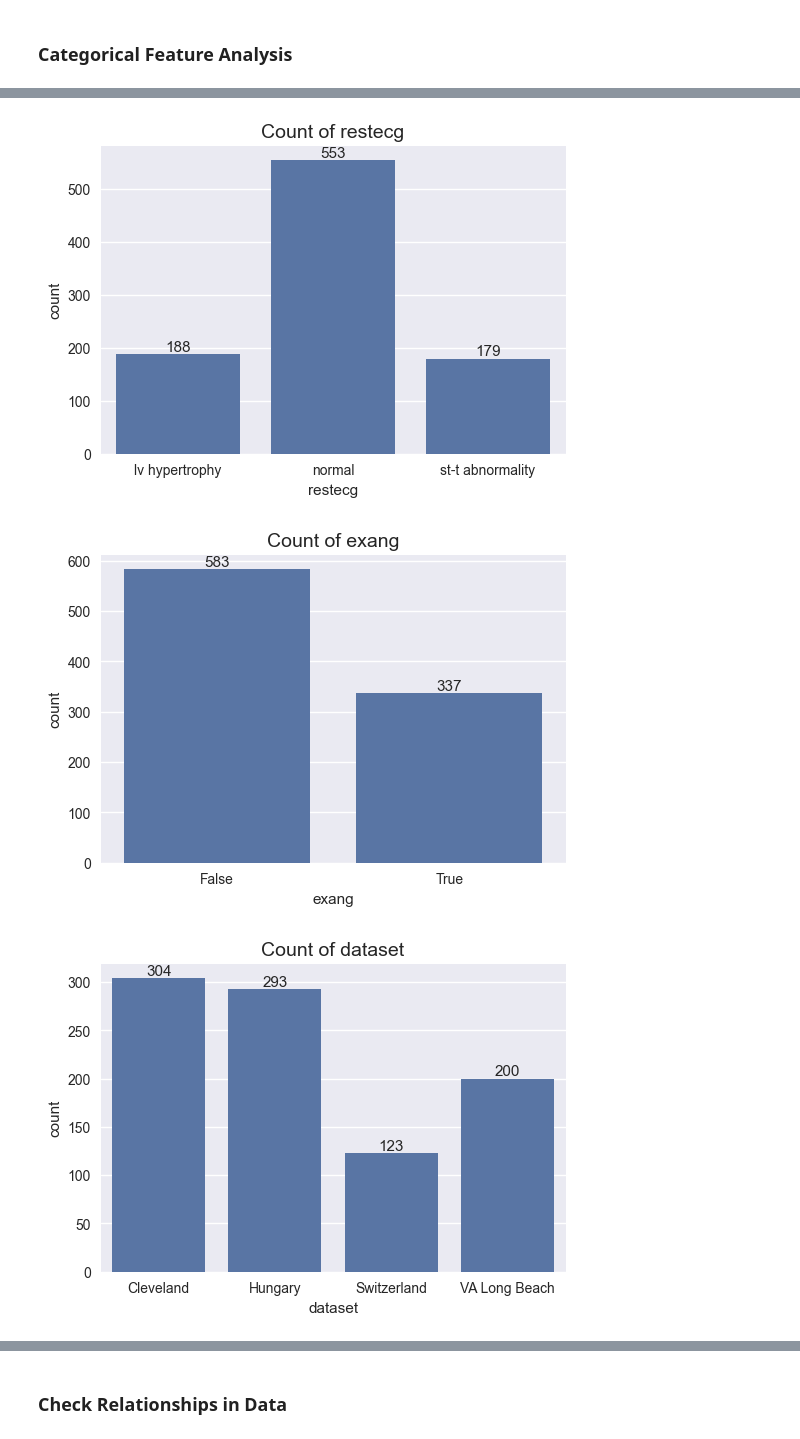
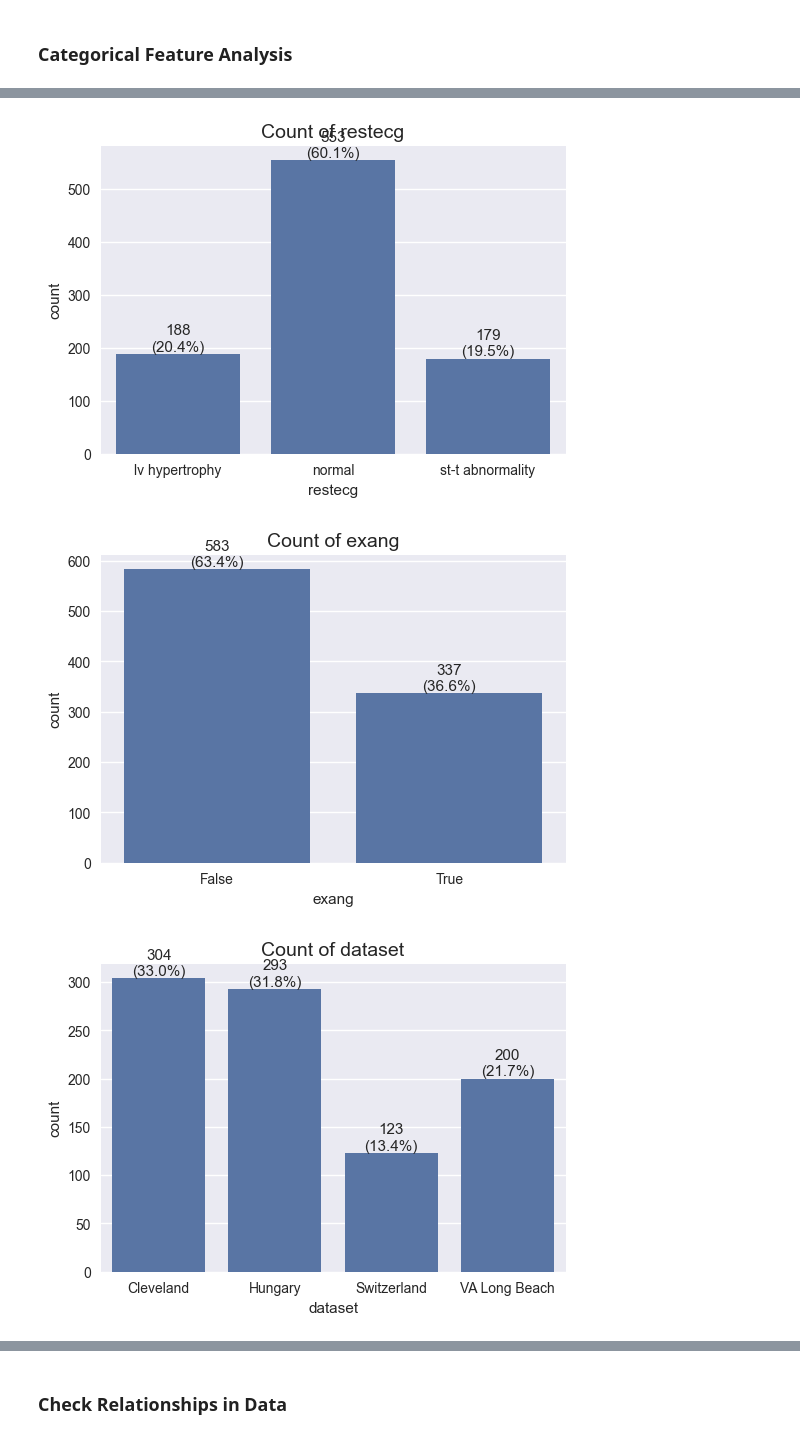
Before and after one commit to Data200-Jan2026/project-clueless, a Jupyter notebook: WeeklyDeliverables/ExploratoryDataAnalysis.ipynb, the cells around one changed output, grey strips where cells are left out. Drawn from its saved outputs; the diff is of its cells as text; code cells hidden in the pictures.

```diff
--- a/WeeklyDeliverables/ExploratoryDataAnalysis.ipynb
+++ b/WeeklyDeliverables/ExploratoryDataAnalysis.ipynb
@@ -295,10 +355,12 @@ for col in cat_cols:
     ax = sns.countplot(x=col, data=df)
     plt.title(f'Count of {col}', fontsize=14)
 
-    # Annotate counts on top of bars
+    total = len(df)
+
     for p in ax.patches:
         count = int(p.get_height())
-        ax.annotate(count,
+        percentage = count / total * 100
+        ax.annotate(f"{count}\n({percentage:.1f}%)",
                     (p.get_x() + p.get_width() / 2., count),
                     ha='center', va='bottom', fontsize=11)
 
@@ -310,3 +372,3 @@ for col in cat_cols:
-[figure, old version]
+[figure, new version]
-[figure, old version]
+[figure, new version]
-[figure, old version]
+[figure, new version]
```
Also changed, not shown: parts of 12 cells of this notebook, 1 other file.
